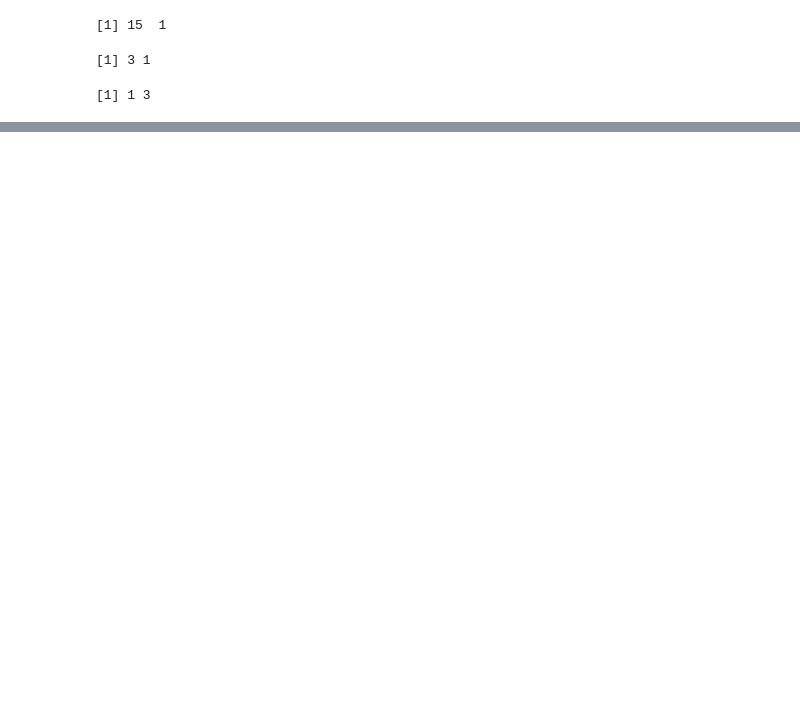
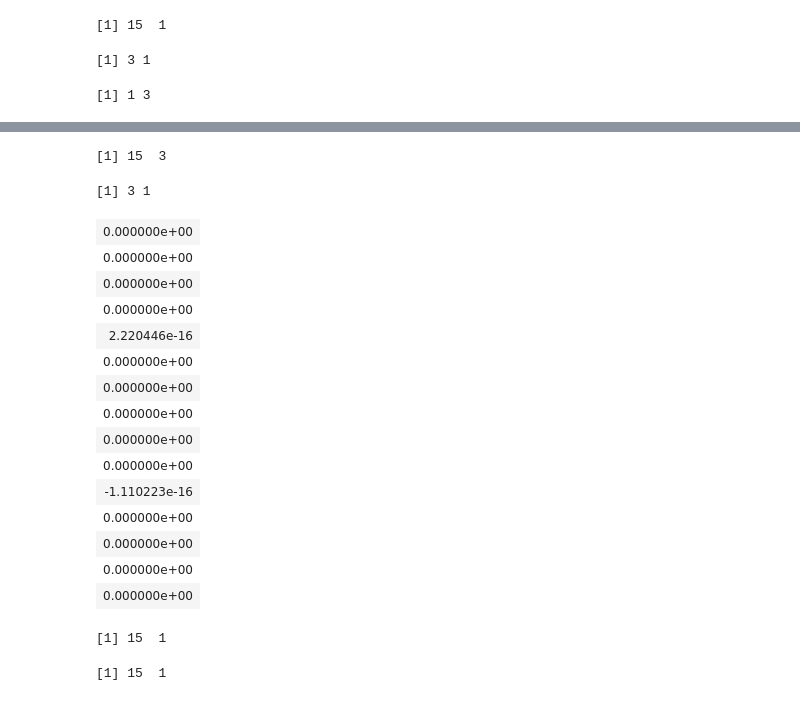
Before and after one commit to yerartdev/m1969-machine-learning-i, a Jupyter notebook: lab/s01-class-nn-intro.ipynb, the cells around one changed output, grey strips where cells are left out. Drawn from its saved outputs; the diff is of its cells as text; code cells hidden in the pictures; blank space fills up the shorter version.

```diff
--- a/lab/s01-class-nn-intro.ipynb
+++ b/lab/s01-class-nn-intro.ipynb
@@ -136 +203,31 @@ W
+# %%
+dim(a_l)
+dim(t(W))
+# %% [output]
+[1] 15  3
+[1] 3 1
+# %%
+a_l %*% t(W) - t(W %*% t(a_l))
+# %% [output]
+| 0.000000e+00 |
+| 0.000000e+00 |
+| 0.000000e+00 |
+| 0.000000e+00 |
+| 2.220446e-16 |
+| 0.000000e+00 |
+| 0.000000e+00 |
+| 0.000000e+00 |
+| 0.000000e+00 |
+| 0.000000e+00 |
+| -1.110223e-16 |
+| 0.000000e+00 |
+| 0.000000e+00 |
+| 0.000000e+00 |
+| 0.000000e+00 |
+# %%
+dim(bout)
+dim (b_l)
+# %% [output]
+[1] 15  1
+[1] 15  1
 # %%
```
Also changed, not shown: parts of 24 cells of this notebook.
